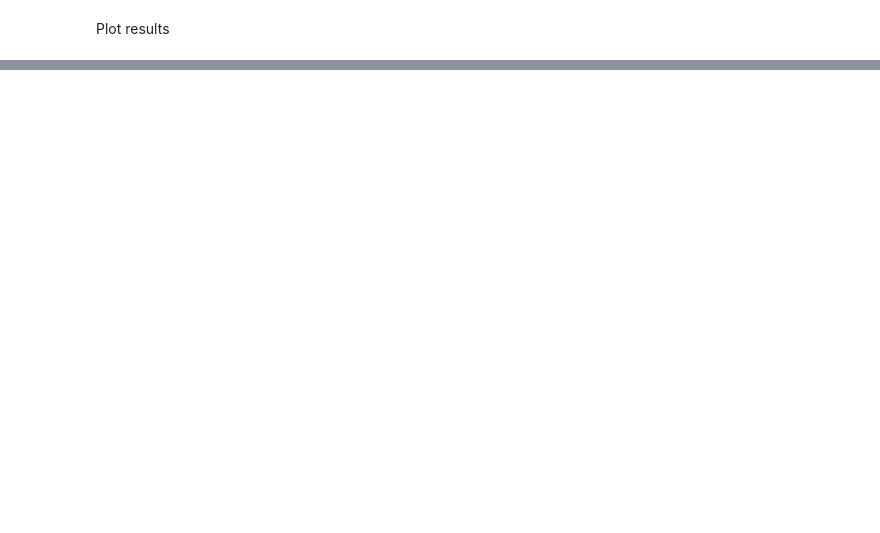
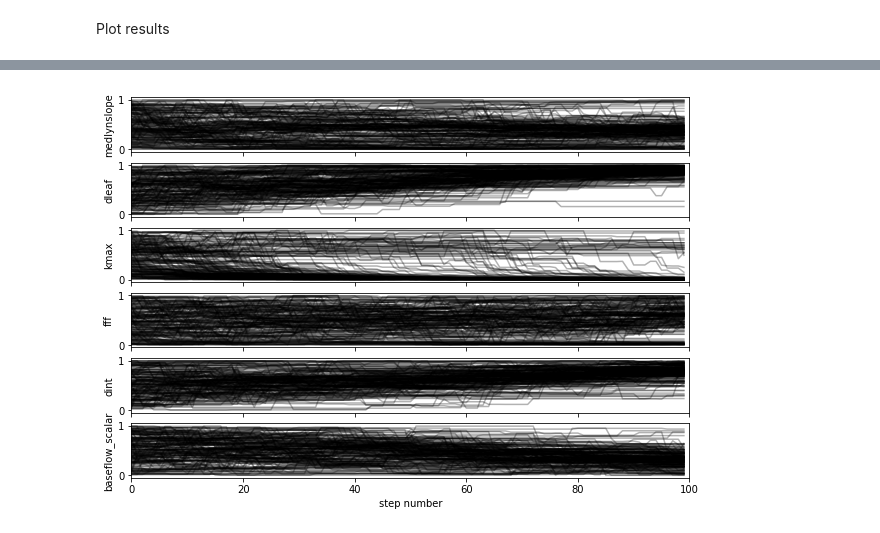
Before and after one commit to katiedagon/CLM5_ParameterUncertainty, a Jupyter notebook: MCMC.ipynb, the cells around one changed output, grey strips where cells are left out. Saved outputs shown, nothing was run; the diff lists cells and outputs as text; code cells hidden in the pictures; blank space fills up the shorter version.

```diff
--- a/MCMC.ipynb
+++ b/MCMC.ipynb
@@ -139,3 +161,17 @@ Plot results
+# %%
+fig, axes = plt.subplots(ndim, figsize=(10, 7), sharex=True)
+samples_all = sampler.get_chain()
+labels = in_vars
+for i in range(ndim):
+    ax = axes[i]
+    ax.plot(samples_all[:, :, i], "k", alpha=0.3)
+    ax.set_xlim(0, len(samples_all))
+    ax.set_ylabel(labels[i])
+
+axes[-1].set_xlabel("step number")
+plt.show()
+# %% [output]
+[figure, added]
 # %%
 print("Mean acceptance fraction: {0:.3f}"
                 .format(np.mean(sampler.acceptance_fraction)))
```
Also changed, not shown: parts of 19 cells of this notebook, 14 other files.
